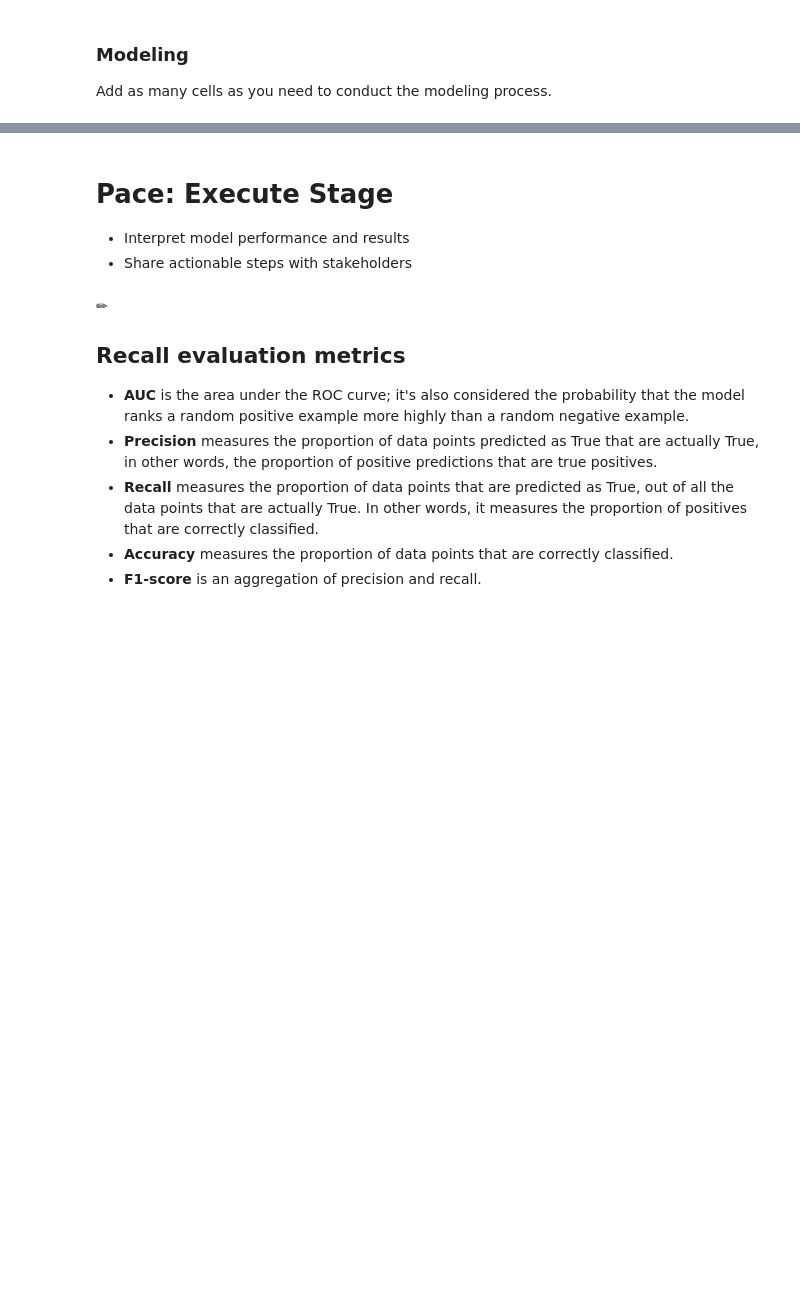
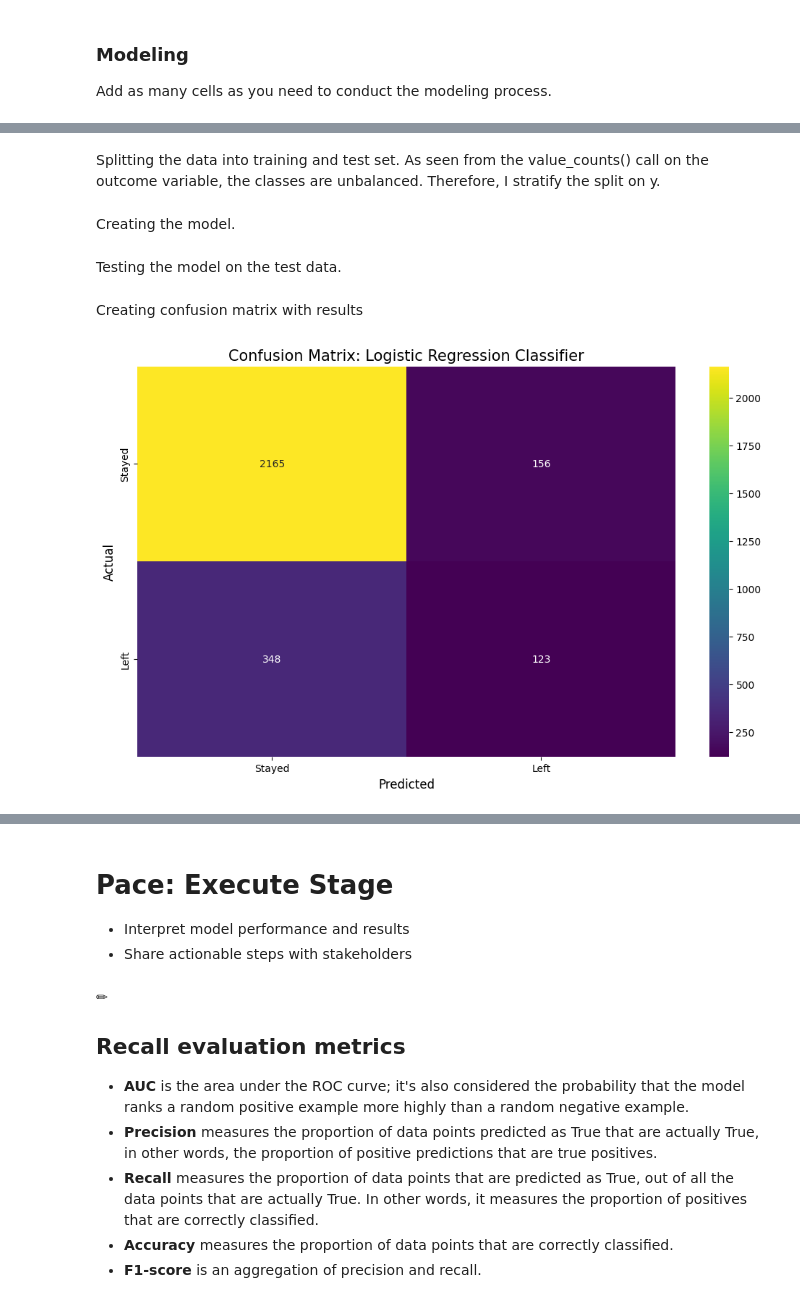
Before and after one commit to frederiklange/capstone_project_google_advanced_data_analytics, a Jupyter notebook: notebooks/capstone_project_notebook.ipynb, the cells around one changed output, grey strips where cells are left out. Saved outputs shown, nothing was run; the diff lists cells and outputs as text; code cells hidden in the pictures; blank space fills up the shorter version.

Commit message:
Created Logistic Regression Model

```diff
--- a/notebooks/capstone_project_notebook.ipynb
+++ b/notebooks/capstone_project_notebook.ipynb
@@ -668,0 +759,6 @@ Add as many cells as you need to conduct the modeling process.
+# %%
+# Dropping the outcome variable
+X = df_models_log.drop("left", axis=1)
+
+# Displaying the dataframe with features
+X.head()
@@ -668,0 +772,30 @@ Add as many cells as you need to conduct the modeling process.
+# %% [markdown]
+Splitting the data into training and test set. As seen from the value_counts() call on the outcome variable, the classes are unbalanced. Therefore, I stratify the split on y.
+# %%
+# Splitting the data
+X_train, X_test, y_train, y_test = train_test_split(X, y, test_size=0.25, stratify=y, random_state=42)
+# %% [markdown]
+Creating the model.
+# %%
+# Creating a logistic regression model and fitting it to the training data
+log_clf = LogisticRegression(random_state=42, max_iter=600).fit(X_train, y_train)
+# %% [markdown]
+Testing the model on the test data.
+# %%
+# Predicting with the logistic regression model
+y_pred = log_clf.predict(X_test)
+# %% [markdown]
+Creating confusion matrix with results
+# %%
+# Generate the confusion matrix
+conf_matrix_log = confusion_matrix(y_test, y_pred)
+
+# Visualize the confusion matrix using a heatmap
+plt.figure(figsize=(12, 7))
+sns.heatmap(conf_matrix_log, annot=True, fmt='d', cmap='viridis', xticklabels=['Stayed', 'Left'], yticklabels=['Stayed', 'Left'])
+plt.title("Confusion Matrix: Logistic Regression Classifier", fontsize=15)
+plt.xlabel("Predicted", fontsize=12)
+plt.ylabel("Actual", fontsize=12)
+plt.show()
+# %% [output]
+[figure, added]
```
Also changed, not shown: parts of 22 cells of this notebook.
